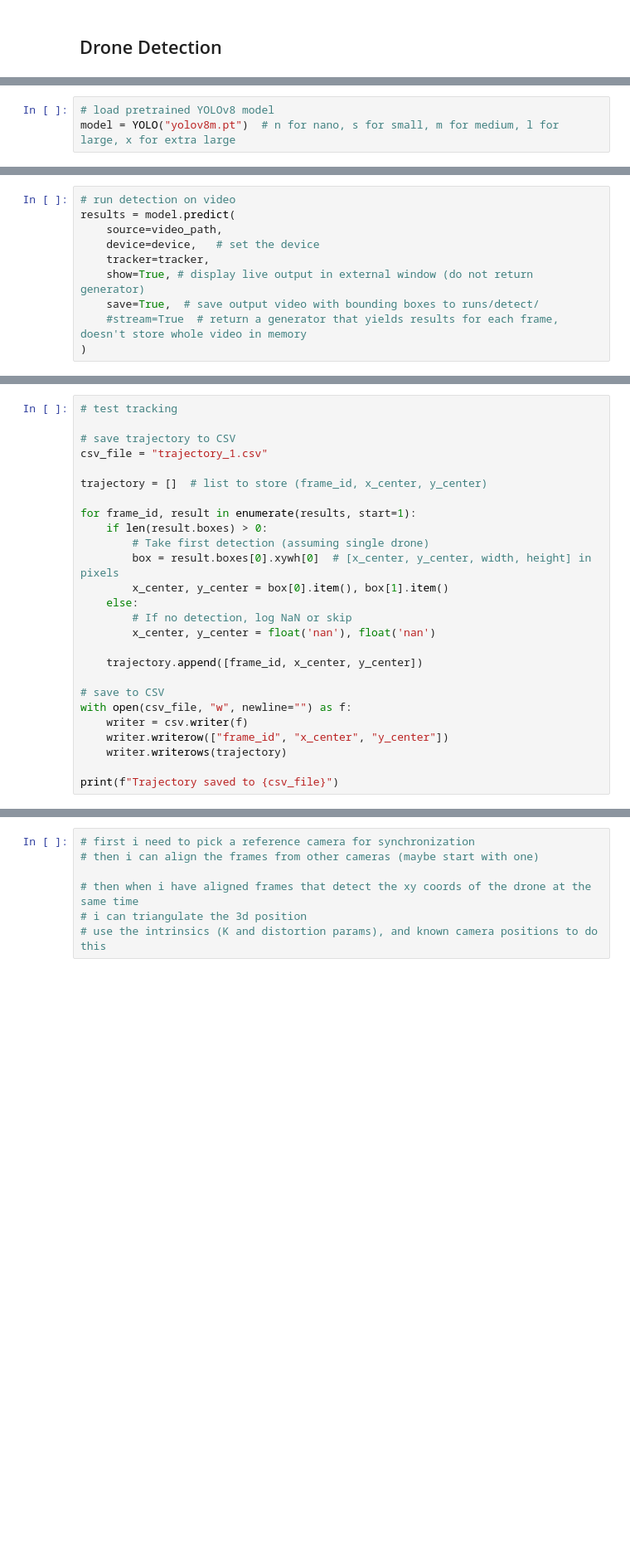
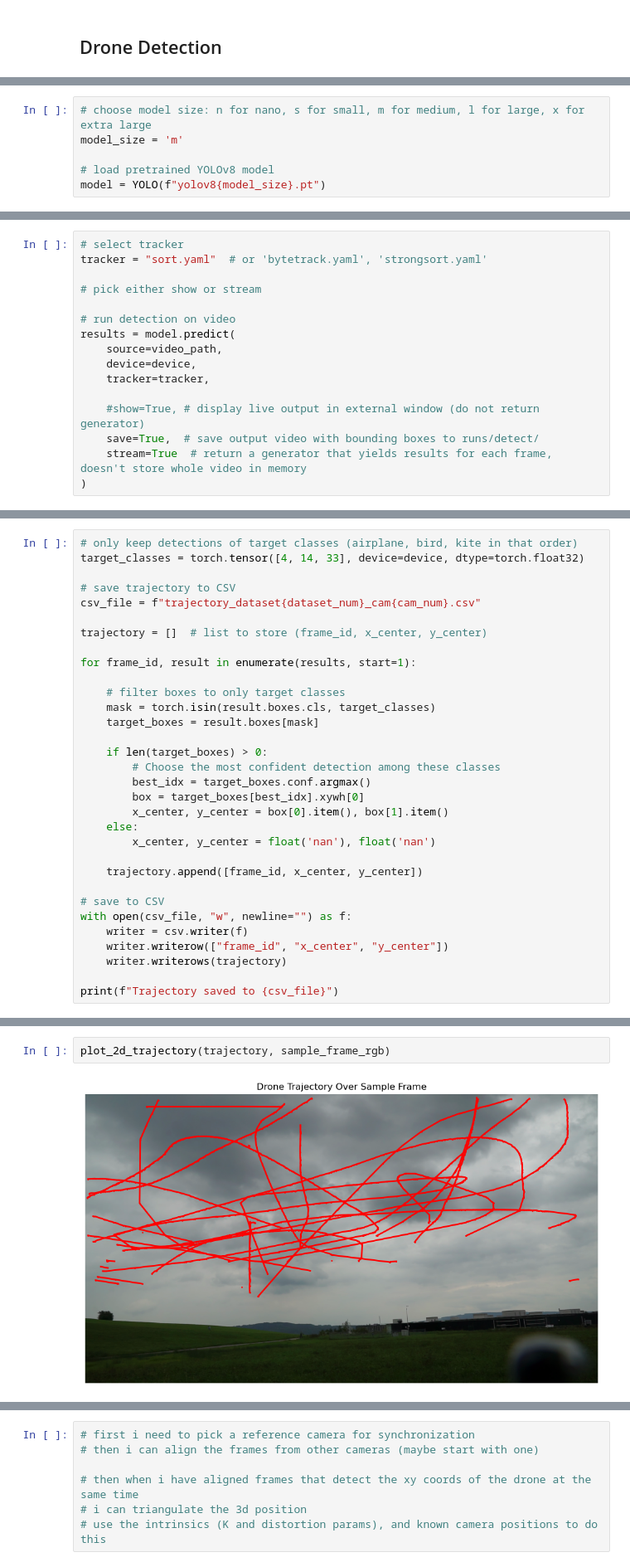
Before and after one commit to nmorrison01/drone-tracker, a Jupyter notebook: workspace.ipynb, the cells around one changed output, grey strips where cells are left out. Shown at 83% size. Drawn from its saved outputs; the diff is of its cells as text; blank space fills up the shorter version.

```diff
--- a/workspace.ipynb
+++ b/workspace.ipynb
@@ -28,4 +35,7 @@ device = set_device()
 # %%
+# choose model size: n for nano, s for small, m for medium, l for large, x for extra large
+model_size = 'm'
+
 # load pretrained YOLOv8 model
-model = YOLO("yolov8m.pt")  # n for nano, s for small, m for medium, l for large, x for extra large
+model = YOLO(f"yolov8{model_size}.pt")
 # %% [markdown]
@@ -53,10 +65,16 @@ tracker = "sort.yaml"  # or 'bytetrack.yaml', 'strongsort.yaml'
 # %%
+# select tracker
+tracker = "sort.yaml"  # or 'bytetrack.yaml', 'strongsort.yaml'
+
+# pick either show or stream
+
 # run detection on video
 results = model.predict(
     source=video_path,
-    device=device,   # set the device
+    device=device,
     tracker=tracker,
-    show=True, # display live output in external window (do not return generator)
+
+    #show=True, # display live output in external window (do not return generator)
     save=True,  # save output video with bounding boxes to runs/detect/
-    #stream=True  # return a generator that yields results for each frame, doesn't store whole video in memory
+    stream=True  # return a generator that yields results for each frame, doesn't store whole video in memory
 )
@@ -63,18 +91,24 @@ results = model.predict(
 # %%
-# test tracking
+# only keep detections of target classes (airplane, bird, kite in that order)
+target_classes = torch.tensor([4, 14, 33], device=device, dtype=torch.float32)
 
 # save trajectory to CSV
-csv_file = "trajectory_1.csv"
+csv_file = f"trajectory_dataset{dataset_num}_cam{cam_num}.csv"
 
 trajectory = []  # list to store (frame_id, x_center, y_center)
 
 for frame_id, result in enumerate(results, start=1):
-    if len(result.boxes) > 0:
-        # Take first detection (assuming single drone)
-        box = result.boxes[0].xywh[0]  # [x_center, y_center, width, height] in pixels
+
+    # filter boxes to only target classes
+    mask = torch.isin(result.boxes.cls, target_classes)
+    target_boxes = result.boxes[mask]
+
+    if len(target_boxes) > 0:
+        # Choose the most confident detection among these classes
+        best_idx = target_boxes.conf.argmax()
+        box = target_boxes[best_idx].xywh[0]
         x_center, y_center = box[0].item(), box[1].item()
     else:
-        # If no detection, log NaN or skip
         x_center, y_center = float('nan'), float('nan')
 
     trajectory.append([frame_id, x_center, y_center])
@@ -296,0 +125,4 @@ for file_name in os.listdir(input_folder):
+# %%
+plot_2d_trajectory(trajectory, sample_frame_rgb)
+# %% [output]
+[figure, added]
```
Also changed, not shown: parts of 31 cells of this notebook.
